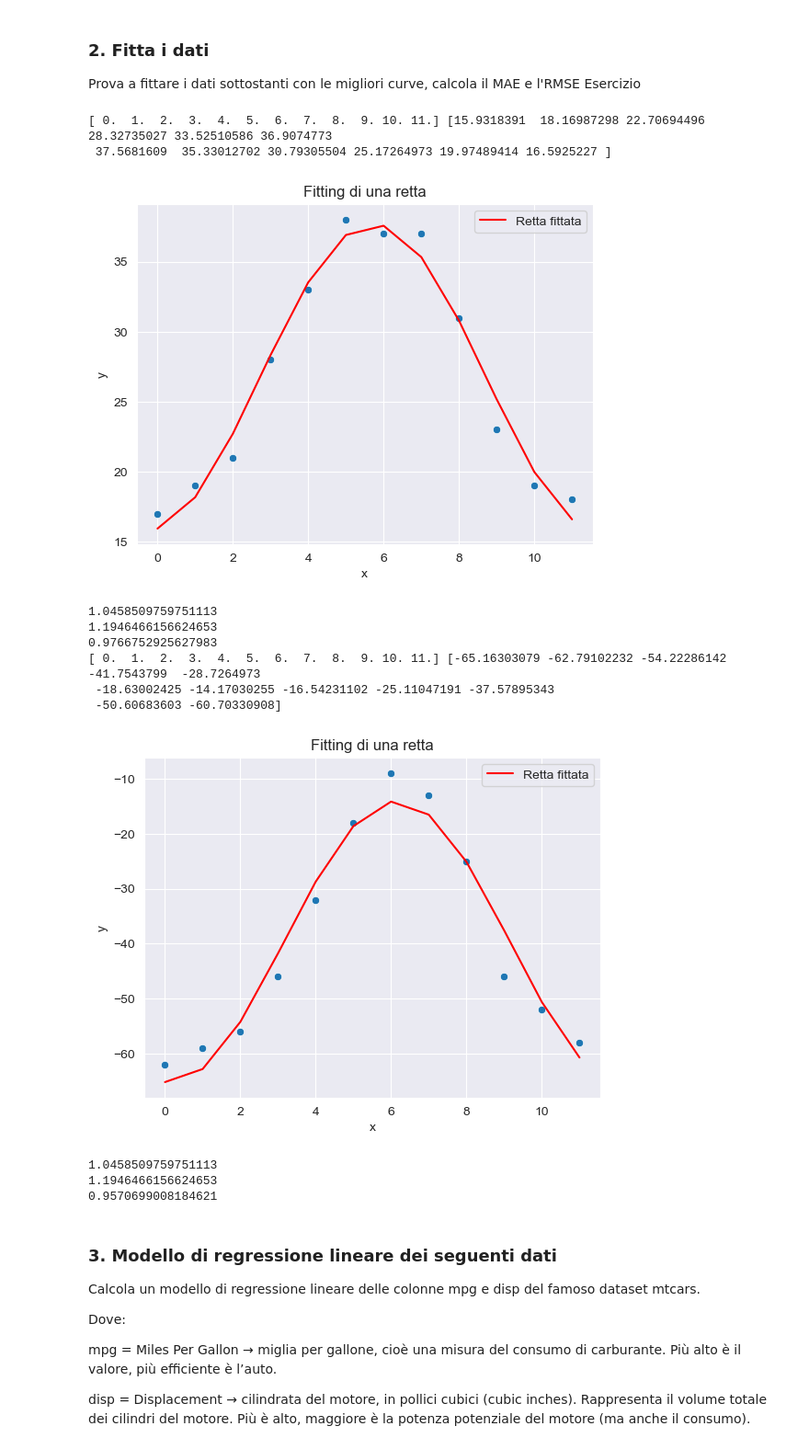
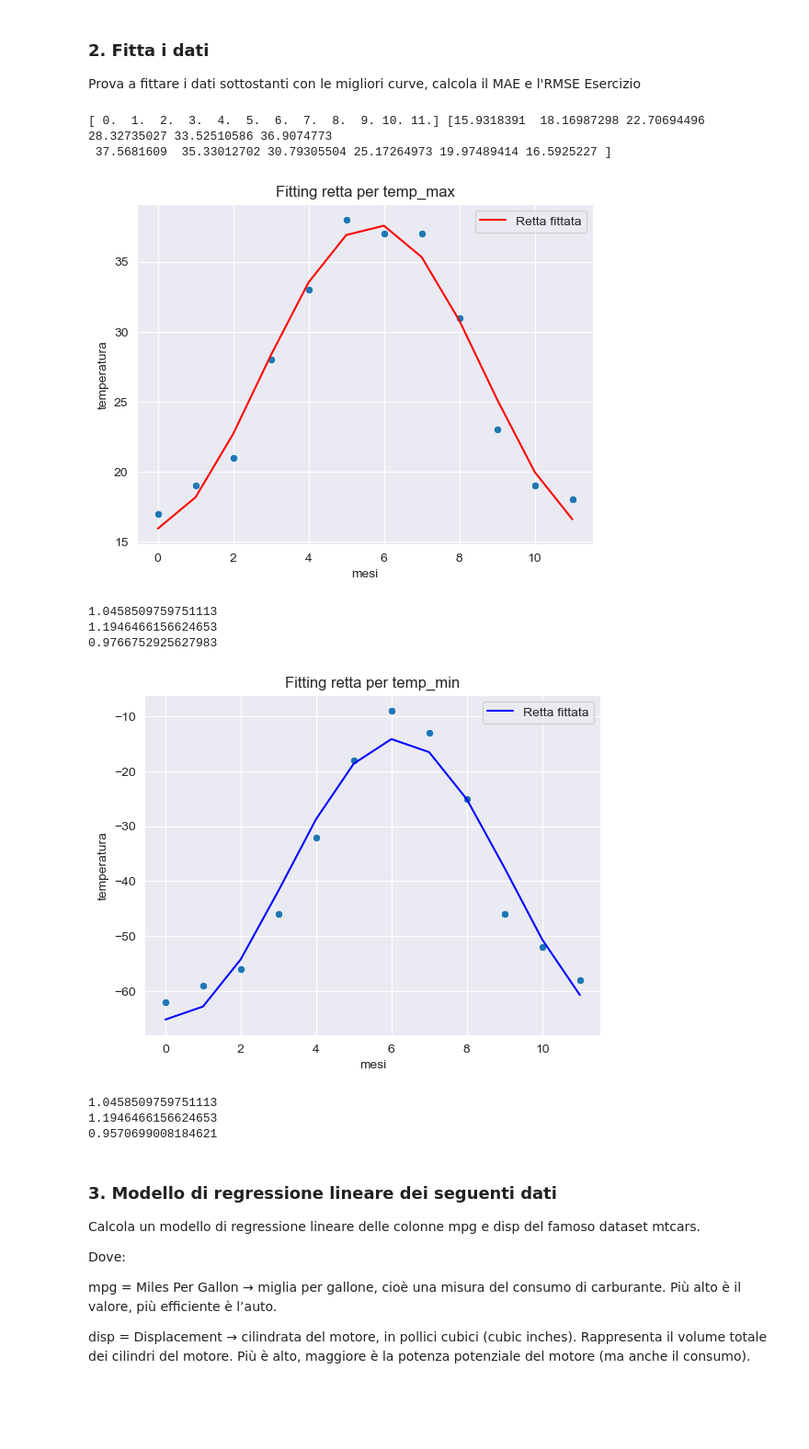
Before and after one commit to nickol00/prog2, a Jupyter notebook: 7.4_esercizi_lez7.ipynb, the cells around one changed output. Shown at 92% size. Cells and saved outputs as stored; diff of their text form; code cells hidden in the pictures; blank space fills up the shorter version.

```diff
--- a/7.4_esercizi_lez7.ipynb
+++ b/7.4_esercizi_lez7.ipynb
@@ -47,13 +47,13 @@ import numpy as np
 import scipy as sp
 import seaborn as sns
 import math
+import matplotlib.pyplot as plt
 
 def cosine(x, offset, amp, phase):
     return offset + amp * np.cos((2 * np.pi / 12) * (x - phase))
 
 temp_max = np.array([17, 19, 21, 28, 33, 38, 37, 37, 31, 23, 19, 18])
 temp_min = np.array([-62, -59, -56, -46, -32, -18, -9, -13, -25, -46, -52, -58])
-import matplotlib.pyplot as plt
 n_temp_max = temp_max.size
 
 
@@ -73,9 +73,9 @@ print(x, y_fit_max)
 
 plt.plot(x, y_fit_max, label="Retta fittata", color="red")
 plt.legend()
-plt.xlabel("x")
-plt.ylabel("y")
-plt.title("Fitting di una retta")
+plt.xlabel("mesi")
+plt.ylabel("temperatura")
+plt.title("Fitting retta per temp_max")
 plt.show()
 
 
@@ -97,43 +97,40 @@ sns.scatterplot(temp_min)
 x = np.linspace(start=0,stop=len(temp_min)-1,endpoint=True, num=12)
 
 
 params, _ = sp.optimize.curve_fit(f=cosine , xdata=x ,ydata=temp_min)
 offset, amp, phase = params
 
 
 y_fit_min = cosine(x, offset, amp, phase)
 
-print(x, y_fit_min)
+
 # plot
 
-plt.plot(x, y_fit_min, label="Retta fittata", color="red")
+plt.plot(x, y_fit_min, label="Retta fittata", color="blue")
 plt.legend()
-plt.xlabel("x")
-plt.ylabel("y")
-plt.title("Fitting di una retta")
+plt.xlabel("mesi")
+plt.ylabel("temperatura")
+plt.title("Fitting retta per temp_min")
 plt.show()
 
 
 # MAE e RMSE per lineare e Rquadro
 MAE = sum(abs(temp_min-y_fit_min))/n_temp_min
 RMSE = math.sqrt(sum((temp_min-y_fit_min)**2)/n_temp_min)
 ss_tot = np.sum((temp_min - np.mean(temp_min))**2)
 ss_res = np.sum((temp_min - y_fit_min)**2)
 r2 = 1 - ss_res / ss_tot
 print(MAE_max)
 print(RMSE_max)
 print(r2)
 # %% [output]
 [ 0.  1.  2.  3.  4.  5.  6.  7.  8.  9. 10. 11.] [15.9318391  18.16987298 22.70694496 28.32735027 33.52510586 36.9074773
  37.5681609  35.33012702 30.79305504 25.17264973 19.97489414 16.5925227 ]
-[figure, old version]
+[figure, new version]
 1.0458509759751113
 1.1946466156624653
 0.9766752925627983
-[ 0.  1.  2.  3.  4.  5.  6.  7.  8.  9. 10. 11.] [-65.16303079 -62.79102232 -54.22286142 -41.7543799  -28.7264973
- -18.63002425 -14.17030255 -16.54231102 -25.11047191 -37.57895343
- -50.60683603 -60.70330908]
-[figure, old version]
+[figure, new version]
 1.0458509759751113
 1.1946466156624653
 0.9570699008184621
```
Also changed, not shown: parts of 2 cells of this notebook.
